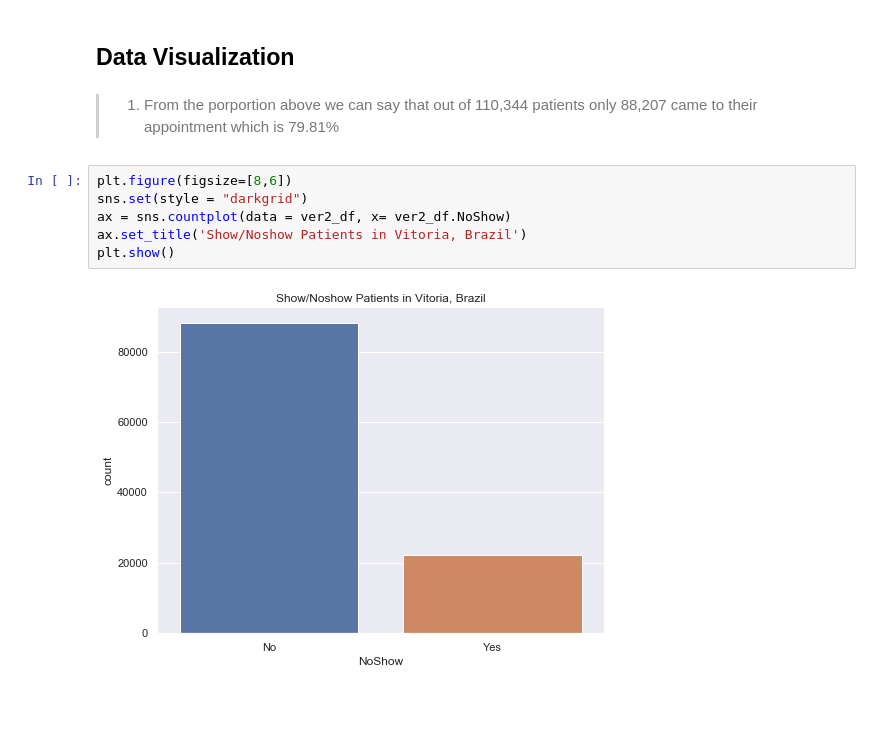
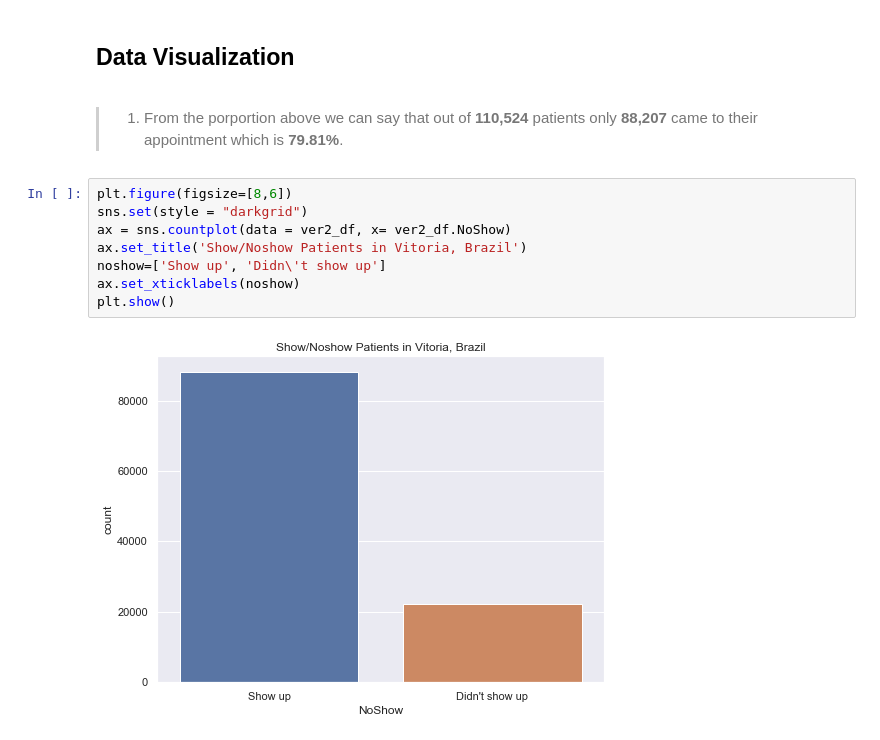
Before and after one commit to isaphu/Predicting-no-show-, a Jupyter notebook: noshow.ipynb, the cells around one changed output. Drawn from its saved outputs; the diff is of its cells as text; blank space fills up the shorter version.

Commit message:
data visualize

```diff
--- a/noshow.ipynb
+++ b/noshow.ipynb
@@ -367,12 +397,15 @@ Percentage of patients who did not showed up for their appointment is 20.19%
 <a id='visual'></a>
 ## Data Visualization
 # %% [markdown]
-> 1. From the porportion above we can say that out of 110,344 patients only 88,207 came to their appointment which is 79.81%
+<a id='general'></a>
+> 1. From the porportion above we can say that out of <strong>110,524</strong> patients only <strong>88,207</strong> came to their appointment which is <strong>79.81%</strong>.
 # %%
 plt.figure(figsize=[8,6])
 sns.set(style = "darkgrid")
 ax = sns.countplot(data = ver2_df, x= ver2_df.NoShow)
 ax.set_title('Show/Noshow Patients in Vitoria, Brazil')
+noshow=['Show up', 'Didn\'t show up']
+ax.set_xticklabels(noshow)
 plt.show()
 # %% [output]
-[figure, old version]
+[figure, new version]
```
Also changed, not shown: parts of 41 cells of this notebook.
